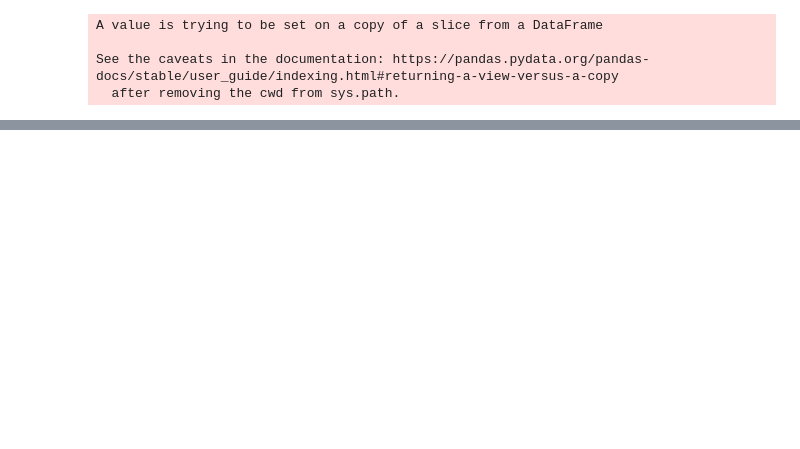
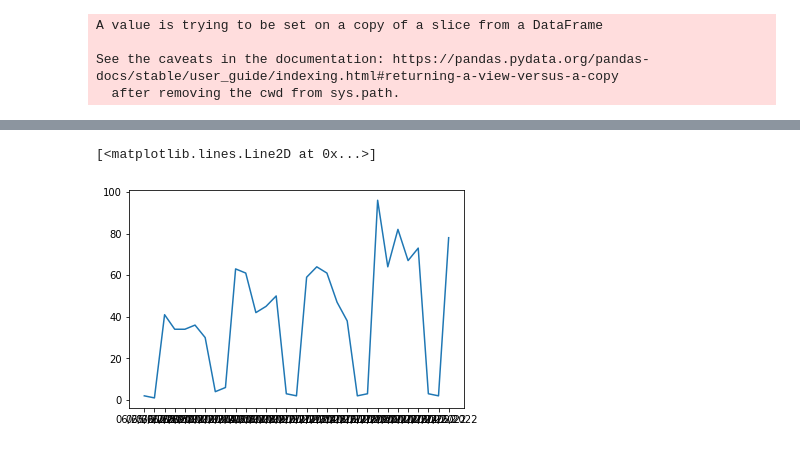
Before and after one commit to OlegMukminov/desktop-tutorial, a Jupyter notebook: Lesson2/hometask/HH-api-hometask.ipynb, the cells around one changed output, grey strips where cells are left out. Drawn from its saved outputs; the diff is of its cells as text; code cells hidden in the pictures; blank space fills up the shorter version.

```diff
--- a/Lesson2/hometask/HH-api-hometask.ipynb
+++ b/Lesson2/hometask/HH-api-hometask.ipynb
@@ -282,0 +226,2 @@ df2.head(2)
+# %%
+df2['wekday'] = [x.strftime('%A') for x in df2['published_at of datetime']]
@@ -282,0 +239,6 @@ df2.head(2)
+# %%
+df2['published_at of date'] = [x.strftime('%m/%d/%Y') for x in df2['published_at of datetime']]
+df2_date = df2['published_at of date'].value_counts()
+# %%
+df2_date=df2_date.sort_index()
+df2_date
@@ -282,0 +263,7 @@ df2.head(2)
+# %%
+import matplotlib.pyplot as plt
+
+plt.plot(df2_date.index, df2_date.values)
+# %% [output]
+[<matplotlib.lines.Line2D at 0x...>]
+[figure, added]
```
Also changed, not shown: parts of 19 cells of this notebook.
